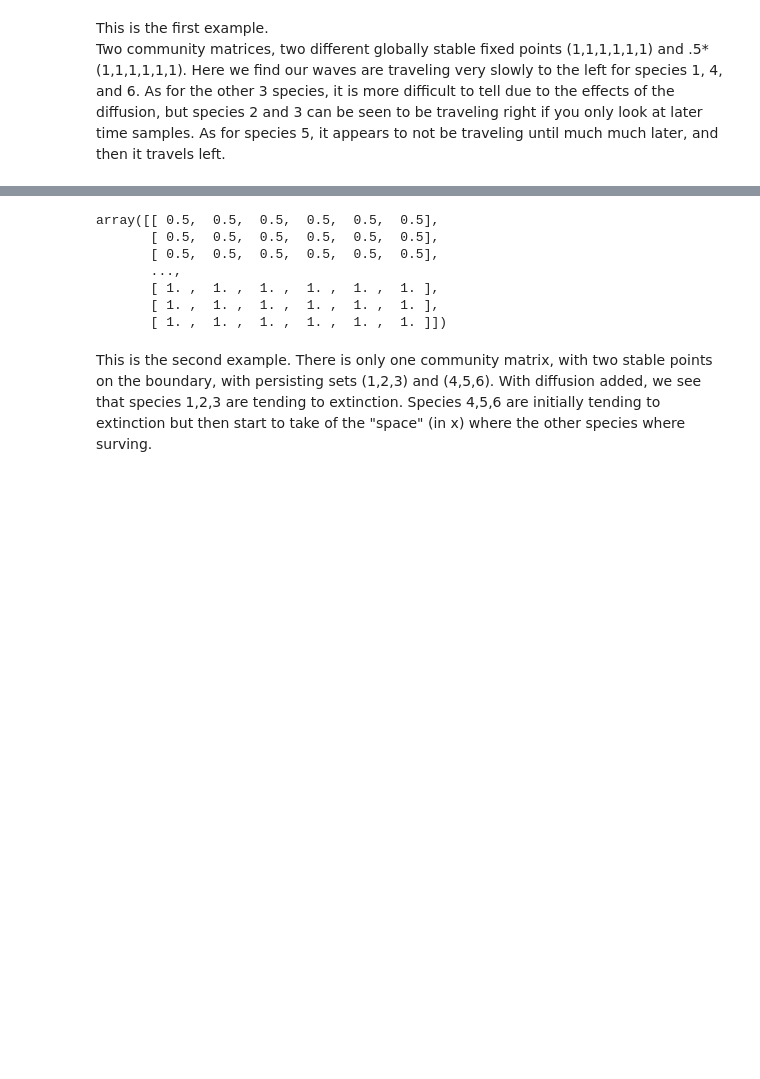
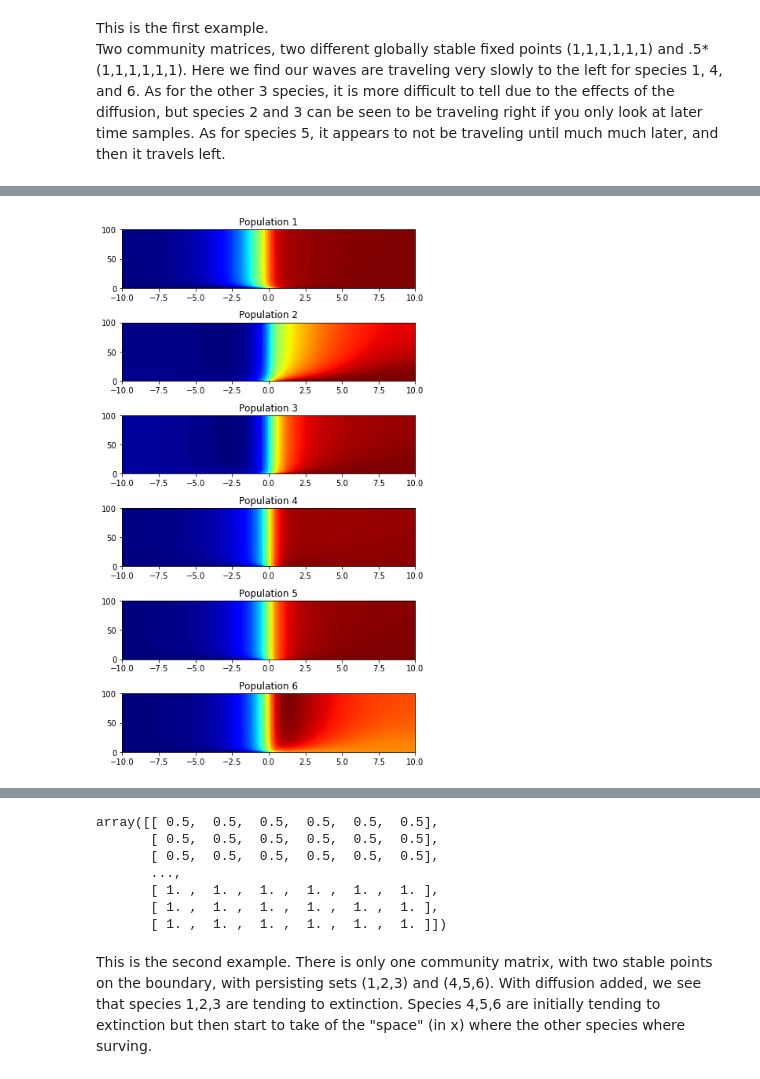
Before and after one commit to mlivesa2/compLV_ring, a Jupyter notebook: LV_sym_diff.ipynb, the cells around one changed output, grey strips where cells are left out. Drawn from its saved outputs; the diff is of its cells as text; code cells hidden in the pictures; blank space fills up the shorter version.

Commit message:
heat graphs

```diff
--- a/LV_sym_diff.ipynb
+++ b/LV_sym_diff.ipynb
@@ -49,8 +49,10 @@ def LV_reaction(u,x):
 
     return u@(r - A@ u)
 # %%
-dt = .05**2
+dt = .09**2
+time = 100
 dx = .1
+space = 20 #(-10,10)
 eps = .5
 rho = dt/(dx**2)
 A1 = np.array([[ 0.896,  0.251, -0.103,  0.563, -0.046,  0.325],
@@ -66,6 +68,7 @@ A2 = np.array([[ 0.845,  0.123,  0.085, -0.145, -0.362, -0.445],
        [-0.145,  0.16 ,  0.551,  0.813,  0.02 ,  0.08 ],
        [-0.362,  0.237, -0.029,  0.02 ,  0.986,  0.105],
        [-0.445, -0.15 , -0.027,  0.08 ,  0.105,  0.972]])
+
 p1 = np.array([1,1,1,1,1,1])
 p2 = (1/2.)*np.array([1,1,1,1,1,1])
 r1 = A1@ p1
@@ -73,9 +76,10 @@ r2 = A2@ p2
 
 
 
-K = 250
-T = 2000
-# K = int(T/4)
+space_step = round(space/dx)
+K = space_step
+time_step = round(time/dt)
+T = time_step
 
 U = np.zeros((T,K+1,6))
 
@@ -85,8 +89,6 @@ for k in range(K + 1):
     else:
         U[0,k,:] = p2
 
-# U[0,K/2,:] = np.array([.1,.1,.1,.1,.1,.1])
-
 for i in range(T-1):
     for k in range(K - 1):
         k = k+1
@@ -94,10 +96,8 @@ for i in range(T-1):
             U[i+1,k,:] = U[i,k,:] + eps*rho*(U[i,k+1,:] - 2*U[i,k,:] + U[i,k-1,:]) + dt*(U[i,k,:]*(r1-A1@ U[i,k,:]))
         else:
             U[i+1,k,:] = U[i,k,:] + eps*rho*(U[i,k+1,:] - 2*U[i,k,:] + U[i,k-1,:]) + dt*(U[i,k,:]*(r2-A2@ U[i,k,:]))
-#     U[i+1,K,:] = U[i,K,:] + eps*rho*(U[i,K,:] - 2*U[i,K-1,:] + U[i,K-2,:]) + dt*(U[i,K,:]*(r-A@ U[i,K,:]))
-    U[i+1,K,:] = p1
-#     U[i+1,0,:] = U[i,0,:] + eps*rho*(U[i,2,:] - 2*U[i,1,:] + U[i,0,:]) + dt*(U[i,0,:]*(r-A@ U[i,0,:]))
-    U[i+1,0,:] = p2
+    U[i+1,K,:] = U[i+1,K-1,:]
+    U[i+1,0,:] = U[i+1,1,:]
 # %% [markdown]
 This is the first example.
 Two community matrices, two different globally stable fixed points (1,1,1,1,1,1) and .5*(1,1,1,1,1,1).
@@ -130,0 +107,26 @@ for i in range(6):
+# %%
+fig, (ax1, ax2, ax3, ax4, ax5, ax6) = plt.subplots(nrows=6, figsize=(6,10))
+
+ax1.imshow(U[:,:,0], extent=[-10,10,0,time], origin='lower', aspect='auto', cmap=plt.cm.jet)
+ax1.set_title('Population 1')
+
+ax2.imshow(U[:,:,1], extent=[-10,10,0,time], origin='lower', aspect='auto', cmap=plt.cm.jet)
+ax2.set_title('Population 2')
+
+ax3.imshow(U[:,:,2], extent=[-10,10,0,time], origin='lower', aspect='auto', cmap=plt.cm.jet)
+ax3.set_title('Population 3')
+
+ax4.imshow(U[:,:,3], extent=[-10,10,0,time], origin='lower', aspect='auto', cmap=plt.cm.jet)
+ax4.set_title('Population 4')
+
+ax5.imshow(U[:,:,4], extent=[-10,10,0,time], origin='lower', aspect='auto', cmap=plt.cm.jet)
+ax5.set_title('Population 5')
+
+ax6.imshow(U[:,:,5], extent=[-10,10,0,time], origin='lower', aspect='auto', cmap=plt.cm.jet)
+ax6.set_title('Population 6')
+
+
+plt.tight_layout()
+plt.show()
+# %% [output]
+[figure, added]
```
Also changed, not shown: parts of 14 cells of this notebook.
